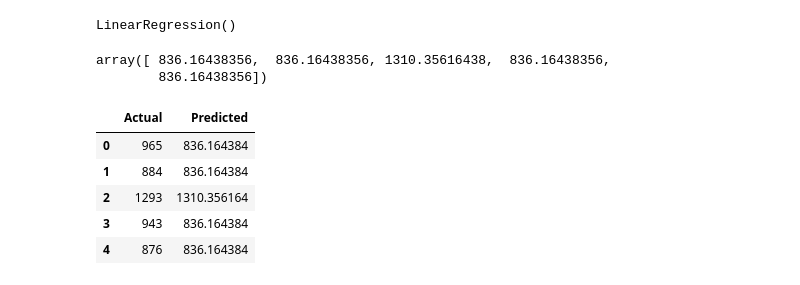
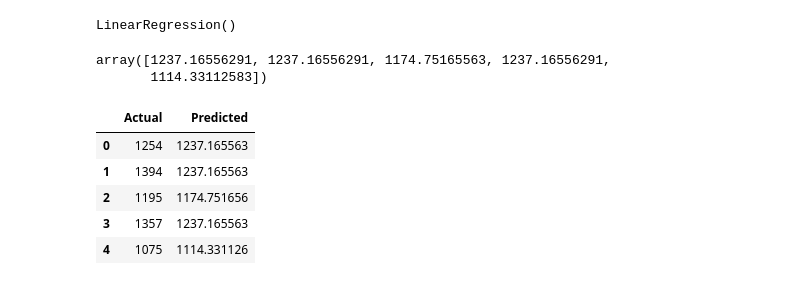
Before and after one commit to hieplk97/Data-Science, a Jupyter notebook: Data Pre-processing and Analysis/Exercise/Chapter 08/Ex2 Economy.ipynb, the cells around one changed output. Cells and saved outputs as stored; diff of their text form; code cells hidden in the pictures.

```diff
--- a/Data Pre-processing and Analysis/Exercise/Chapter 08/Ex2 Economy.ipynb
+++ b/Data Pre-processing and Analysis/Exercise/Chapter 08/Ex2 Economy.ipynb
@@ -232,11 +245,11 @@ from sklearn.preprocessing import PolynomialFeatures
 # %% [markdown]
 #### Sử dụng 45% dataset làm testing data
 # %%
-X_train_p, X_test_p, y_train_p, y_test_p = train_test_split(X, y, test_size=0.45, random_state=1)
+X_train, X_test, y_train, y_test = train_test_split(X, y, test_size=0.45, random_state=10)
 # %%
 pr = PolynomialFeatures(degree=3)
-X_train_pr = pr.fit_transform(X_train_p)
-X_test_pr = pr.fit_transform(X_test_p)
+X_train_pr = pr.fit_transform(X_train)
+X_test_pr = pr.fit_transform(X_test)
 pr
 # %% [output]
 PolynomialFeatures(degree=3)
@@ -246,22 +259,22 @@ X_train_p.shape, X_train_pr.shape
 ((13, 1), (13, 4))
 # %%
 poly = LinearRegression()
-poly.fit(X_train_pr, y_train_p)
+poly.fit(X_train_pr, y_train)
 # %% [output]
 LinearRegression()
 # %%
 yhat = poly.predict(X_test_pr)
 yhat[0:5]
 # %% [output]
-array([ 836.16438356,  836.16438356, 1310.35616438,  836.16438356,
-        836.16438356])
+array([1237.16556291, 1237.16556291, 1174.75165563, 1237.16556291,
+       1114.33112583])
 # %%
-df_compare_pr = pd.DataFrame({'Actual': y_test_p.values, 'Predicted': yhat})
+df_compare_pr = pd.DataFrame({'Actual': y_test.values, 'Predicted': yhat})
 df_compare_pr.head()
 # %% [output]
 |  | Actual | Predicted |
-| 0 | 965 | 836.164384 |
-| 1 | 884 | 836.164384 |
-| 2 | 1293 | 1310.356164 |
-| 3 | 943 | 836.164384 |
-| 4 | 876 | 836.164384 |
+| 0 | 1254 | 1237.165563 |
+| 1 | 1394 | 1237.165563 |
+| 2 | 1195 | 1174.751656 |
+| 3 | 1357 | 1237.165563 |
+| 4 | 1075 | 1114.331126 |
```
Also changed, not shown: parts of 18 cells of this notebook.
